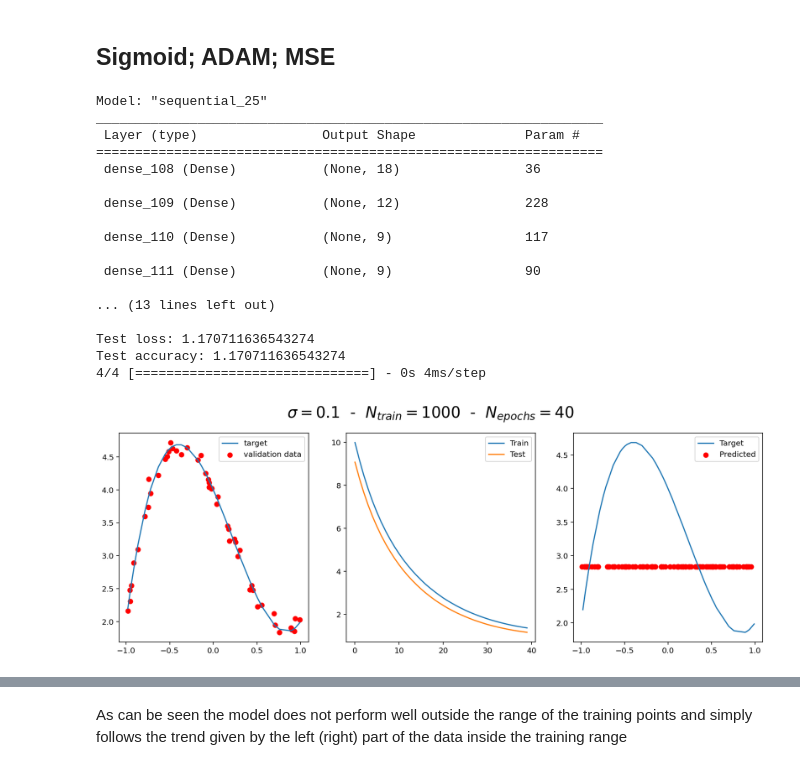
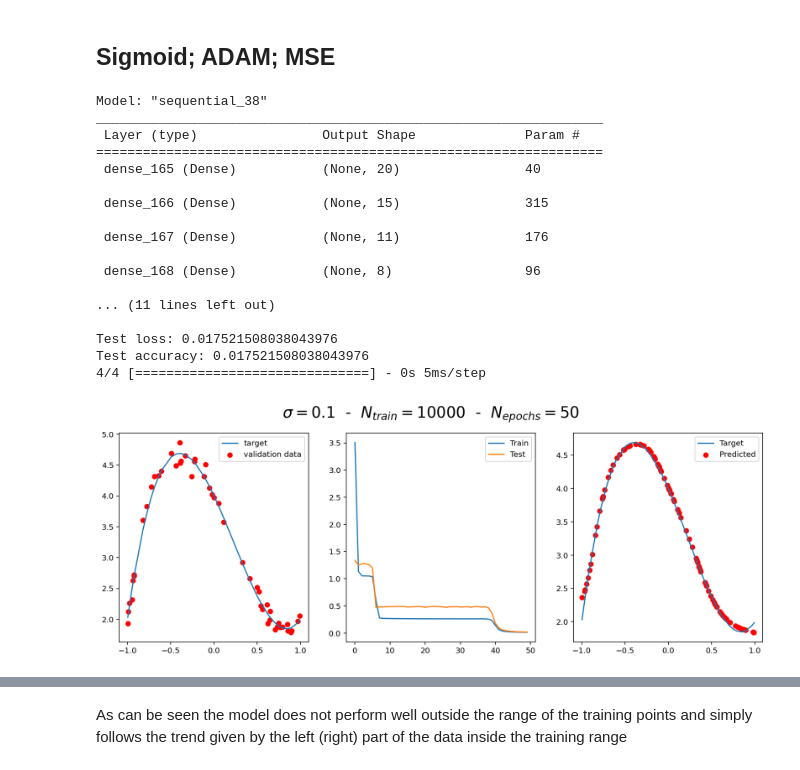
Before and after one commit to giovannidecrescenzo/LSN_De_Crescenzo, a Jupyter notebook: Exercise_11/Exercise_11.ipynb, the cells around one changed output, grey strips where cells are left out. Drawn from its saved outputs; the diff is of its cells as text; code cells hidden in the pictures.

```diff
--- a/Exercise_11/Exercise_11.ipynb
+++ b/Exercise_11/Exercise_11.ipynb
@@ -531,31 +526,30 @@ Test accuracy: 0.9555026888847351
 ## Sigmoid; ADAM; MSE
 # %%
 model = tf.keras.Sequential()
-model.add(Dense(18, input_shape=(1,), activation='sigmoid'))
-model.add(Dense(12, activation='sigmoid'))
-model.add(Dense(9, activation='sigmoid'))
-model.add(Dense(9, activation='sigmoid'))
-model.add(Dense(4, activation='sigmoid'))
-model.add(Dense(2, activation='sigmoid'))
+model.add(Dense(20, input_shape=(1,), activation='sigmoid'))
+model.add(Dense(15, activation='sigmoid'))
+model.add(Dense(11, activation='sigmoid'))
+model.add(Dense(8, activation='sigmoid'))
+model.add(Dense(5, activation='sigmoid'))
 model.add(Dense(1))
 
-model_poly_1(0.1, 1000, 40, model, 'Adam', 'mse')
+model_poly_1(0.1, 10000, 50, model, 'Adam', 'mse')
 # %% [output]
-Model: "sequential_25"
+Model: "sequential_38"
 _________________________________________________________________
  Layer (type)                Output Shape              Param #
 =================================================================
- dense_108 (Dense)           (None, 18)                36
+ dense_165 (Dense)           (None, 20)                40
 
- dense_109 (Dense)           (None, 12)                228
+ dense_166 (Dense)           (None, 15)                315
 
- dense_110 (Dense)           (None, 9)                 117
+ dense_167 (Dense)           (None, 11)                176
 
- dense_111 (Dense)           (None, 9)                 90
+ dense_168 (Dense)           (None, 8)                 96
 
-... (13 lines left out)
+... (11 lines left out)
 
-Test loss: 1.170711636543274
-Test accuracy: 1.170711636543274
-4/4 [==============================] - 0s 4ms/step
+Test loss: 0.017521508038043976
+Test accuracy: 0.017521508038043976
+4/4 [==============================] - 0s 5ms/step
-[figure, old version]
+[figure, new version]
```
Also changed, not shown: parts of 24 cells of this notebook.
